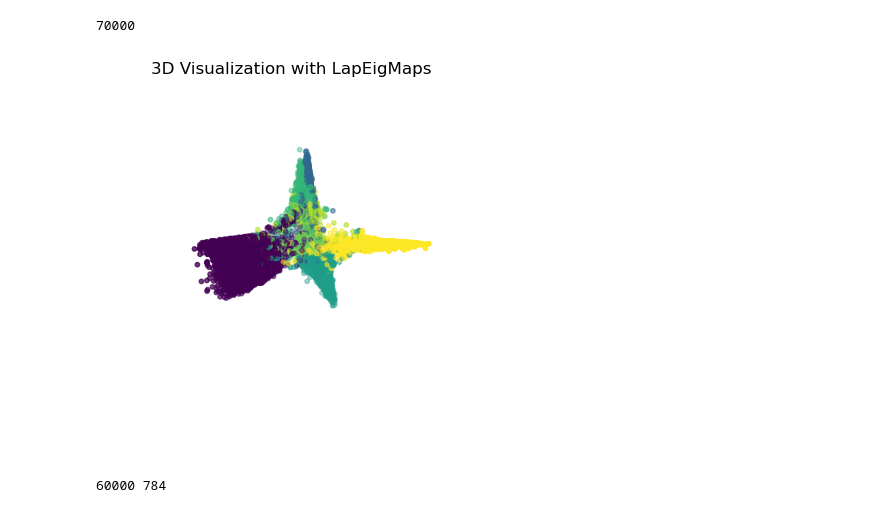
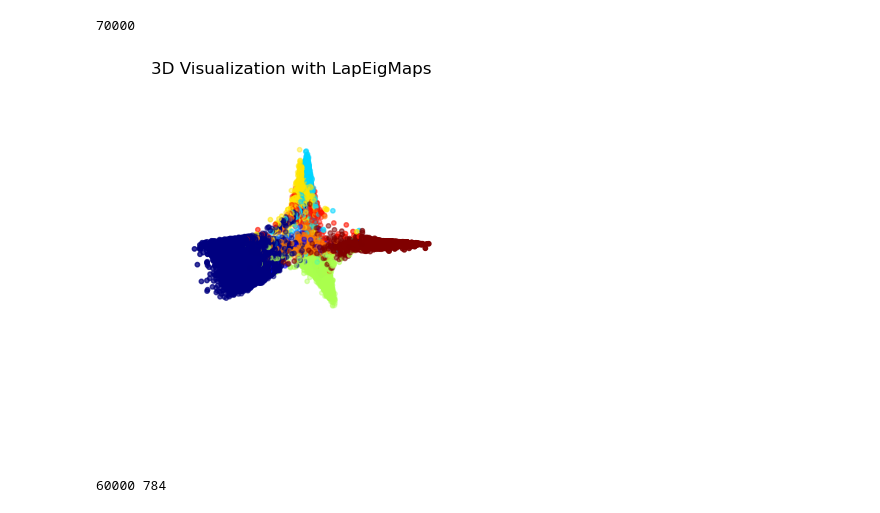
Before and after one commit to xbresson/CS6208_2023, a Jupyter notebook: codes/labs_lecture03/04_dim_reduc/code04.ipynb, the cells around one changed output. Drawn from its saved outputs; the diff is of its cells as text; code cells hidden in the pictures.

```diff
--- a/codes/labs_lecture03/04_dim_reduc/code04.ipynb
+++ b/codes/labs_lecture03/04_dim_reduc/code04.ipynb
@@ -72,15 +72,15 @@ Xnldr_lapeigmap,Ynldr_lapeigmap,Znldr_lapeigmap = nldr_visualization(W)
 # %%
 # 3D Plot
 fig = pylab.figure(1)
 ax = fig.add_subplot(projection='3d')
 size_vertex_plot = 10
-ax.scatter(Xnldr_lapeigmap, Ynldr_lapeigmap, Znldr_lapeigmap, s=size_vertex_plot*np.ones(n), c=Cgt)
+ax.scatter(Xnldr_lapeigmap, Ynldr_lapeigmap, Znldr_lapeigmap, s=size_vertex_plot*np.ones(n), c=Cgt, color=pyplot.jet())
 ax.view_init(24,-105)
 ax.axis('off')
 plt.title('3D Visualization with LapEigMaps')
 pyplot.show()
 # %% [output]
-[figure, old version]
+[figure, new version]
 # %%
 # Run LDR = Standard PCA
 mat = scipy.io.loadmat('datasets/MNIST_data.mat')
```
Also changed, not shown: 1 other file.
